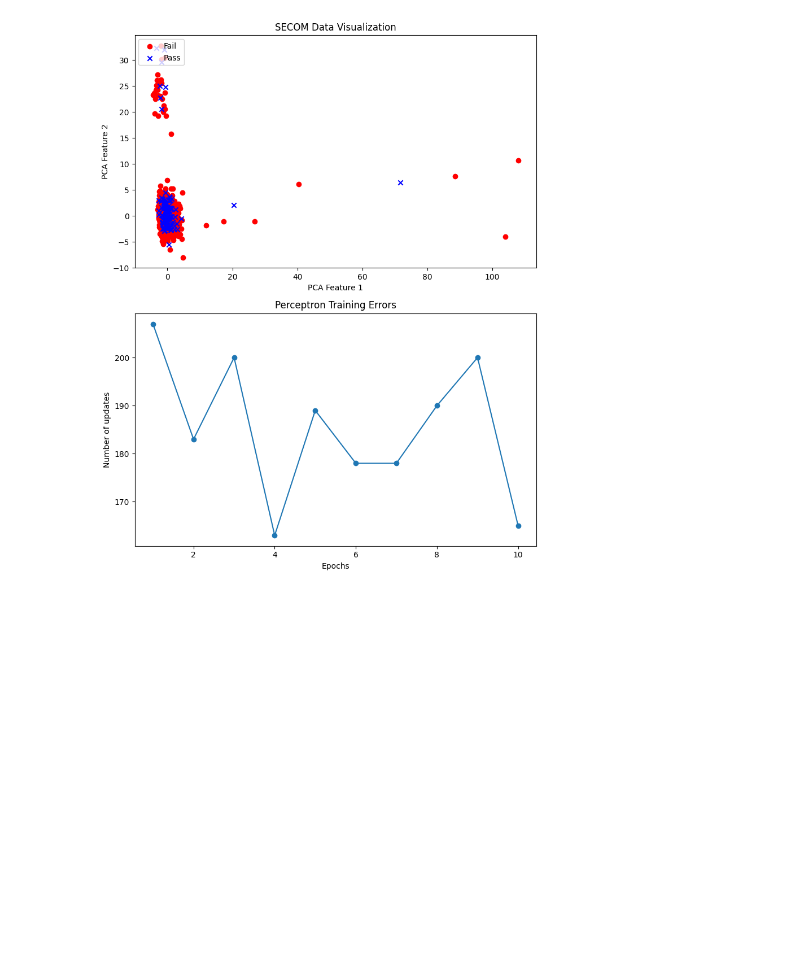
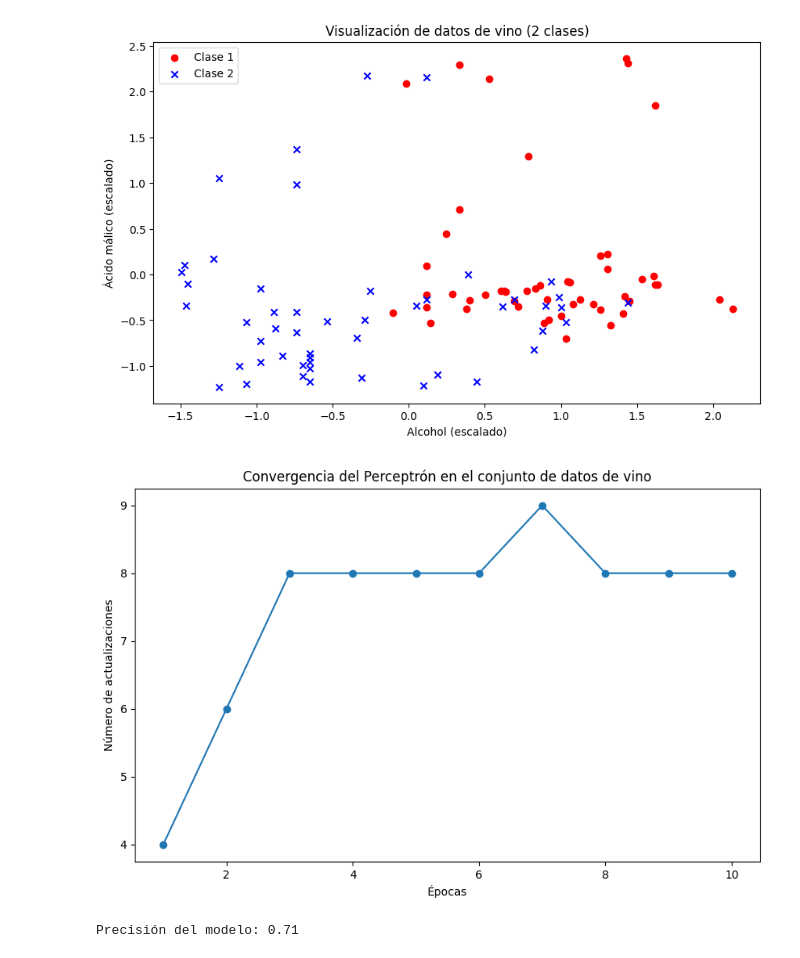
Before and after one commit to Silosk01/IA_, a Jupyter notebook: Práctica_2_Perceptrón_multicapa_Fuente_de_datos_personal.ipynb, the cells around one changed output. Drawn from its saved outputs; the diff is of its cells as text; code cells hidden in the pictures; blank space fills up the shorter version.

```diff
--- a/Práctica_2_Perceptrón_multicapa_Fuente_de_datos_personal.ipynb
+++ b/Práctica_2_Perceptrón_multicapa_Fuente_de_datos_personal.ipynb
@@ -5,8 +5,6 @@ import numpy as np
 import pandas as pd
 import matplotlib.pyplot as plt
 from sklearn.preprocessing import StandardScaler
-from sklearn.decomposition import PCA
-from sklearn.impute import SimpleImputer
 
 class Perceptron(object):
     def __init__(self, eta=0.01, n_iter=50, random_state=1):
@@ -32,62 +30,69 @@ class Perceptron(object):
     def net_input(self, X):
         return np.dot(X, self.w_[1:]) + self.w_[0]
 
     def predict(self, X):
         return np.where(self.net_input(X) >= 0.0, 1, -1)
 
-def load_secom_data(data_filepath, labels_filepath):
-    X = pd.read_csv(data_filepath, header=None, sep=' ')
-    y = pd.read_csv(labels_filepath, header=None, sep=' ').iloc[:, 0].values
-    y = np.where(y == 1, 1, -1)
-    return X.values, y
+def load_wine_data(url):
+    column_names = ['Class', 'Alcohol', 'Malic acid', 'Ash', 'Alcalinity of ash', 'Magnesium',
+                    'Total phenols', 'Flavanoids', 'Nonflavanoid phenols', 'Proanthocyanins',
+                    'Color intensity', 'Hue', 'OD280/OD315 of diluted wines', 'Proline']
+    df = pd.read_csv(url, names=column_names)
+
+    # Seleccionar solo las dos primeras clases
+    df = df[df['Class'].isin([1, 2])]
+
+    X = df.iloc[:, [1, 2]].values  # Seleccionar solo las dos primeras características
+    y = df.iloc[:, 0].values
+    y = np.where(y == 1, -1, 1)  # Convertir clases a -1 y 1
+
+    return X, y
 
 def preprocess_data(X):
-    # Imputar valores NaN
-    imputer = SimpleImputer(strategy='mean')
-    X_imputed = imputer.fit_transform(X)
-
     # Escalar los datos
     scaler = StandardScaler()
-    X_scaled = scaler.fit_transform(X_imputed)
-
-    # Aplicar PCA
-    pca = PCA(n_components=2)
-    X_pca = pca.fit_transform(X_scaled)
-
-    return X_pca
+    X_scaled = scaler.fit_transform(X)
+    return X_scaled
 
 def plot_data_and_errors(X, y, ppn):
     fig, (ax1, ax2) = plt.subplots(2, 1, figsize=(8, 10))
 
     # Gráfico de dispersión
-    ax1.scatter(X[y == -1, 0], X[y == -1, 1], color='red', marker='o', label='Fail')
-    ax1.scatter(X[y == 1, 0], X[y == 1, 1], color='blue', marker='x', label='Pass')
-    ax1.set_xlabel('PCA Feature 1')
-    ax1.set_ylabel('PCA Feature 2')
+    ax1.scatter(X[y == -1, 0], X[y == -1, 1],
+               color='red', marker='o', label='Clase 1')
+    ax1.scatter(X[y == 1, 0], X[y == 1, 1],
+               color='blue', marker='x', label='Clase 2')
+    ax1.set_xlabel('Alcohol (escalado)')
+    ax1.set_ylabel('Ácido málico (escalado)')
     ax1.legend(loc='upper left')
-    ax1.set_title('SECOM Data Visualization')
+    ax1.set_title('Visualización de datos de vino')
 
     # Gráfico de errores
     ax2.plot(range(1, len(ppn.errors_) + 1), ppn.errors_, marker='o')
-    ax2.set_xlabel('Epochs')
-    ax2.set_ylabel('Number of updates')
-    ax2.set_title('Perceptron Training Errors')
+    ax2.set_xlabel('Épocas')
+    ax2.set_ylabel('Número de actualizaciones')
+    ax2.set_title('Convergencia del Perceptrón')
 
     plt.tight_layout()
     plt.show()
 
 # Cargar y preprocesar los datos
-data_filepath = 'https://archive.ics.uci.edu/ml/machine-learning-databases/secom/secom.data'
-labels_filepath = 'https://archive.ics.uci.edu/ml/machine-learning-databases/secom/secom_labels.data'
-
-X, y = load_secom_data(data_filepath, labels_filepath)
-X_pca = preprocess_data(X)
+url = "https://archive.ics.uci.edu/ml/machine-learning-databases/wine/wine.data"
+X, y = load_wine_data(url)
+X_scaled = preprocess_data(X)
 
 # Entrenar el modelo
 ppn = Perceptron(eta=0.1, n_iter=10)
-ppn.fit(X_pca, y)
+ppn.fit(X_scaled, y)
 
 # Visualizar los datos y errores
-plot_data_and_errors(X_pca, y, ppn)
+plot_data_and_errors(X_scaled, y, ppn)
+
+# Evaluar el modelo
+y_pred = ppn.predict(X_scaled)
+accuracy = np.mean(y_pred == y)
+print(f'Precisión del modelo: {accuracy:.2f}')
 # %% [output]
-[figure, old version]
+[figure, new version]
+[figure, added]
+Precisión del modelo: 0.71
```
